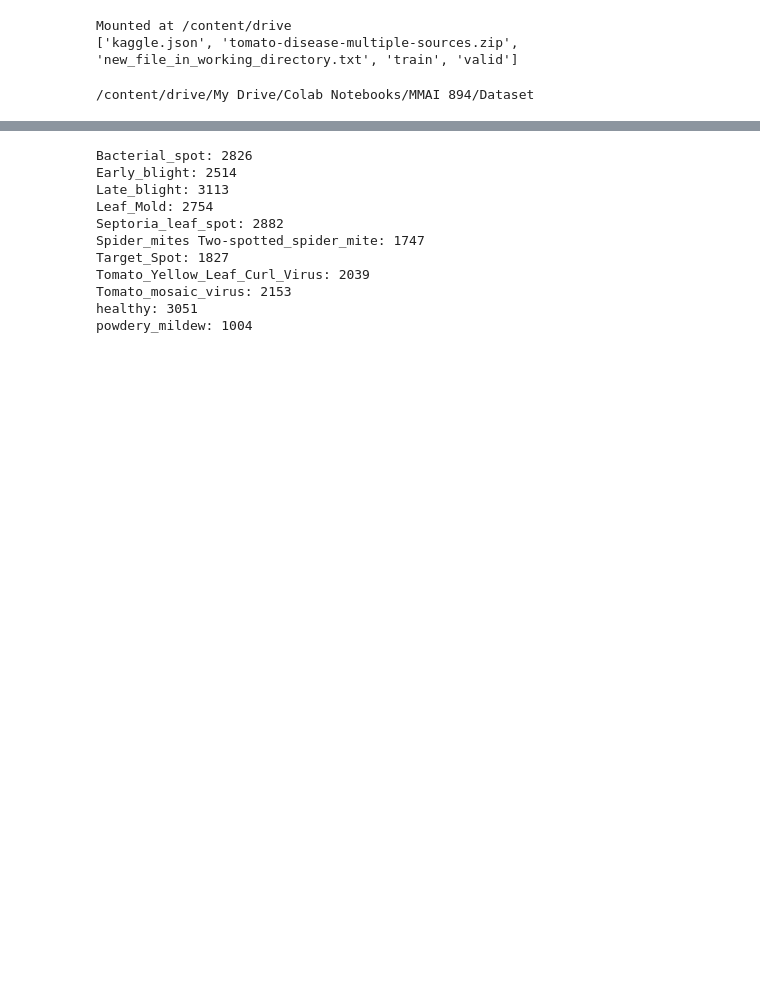
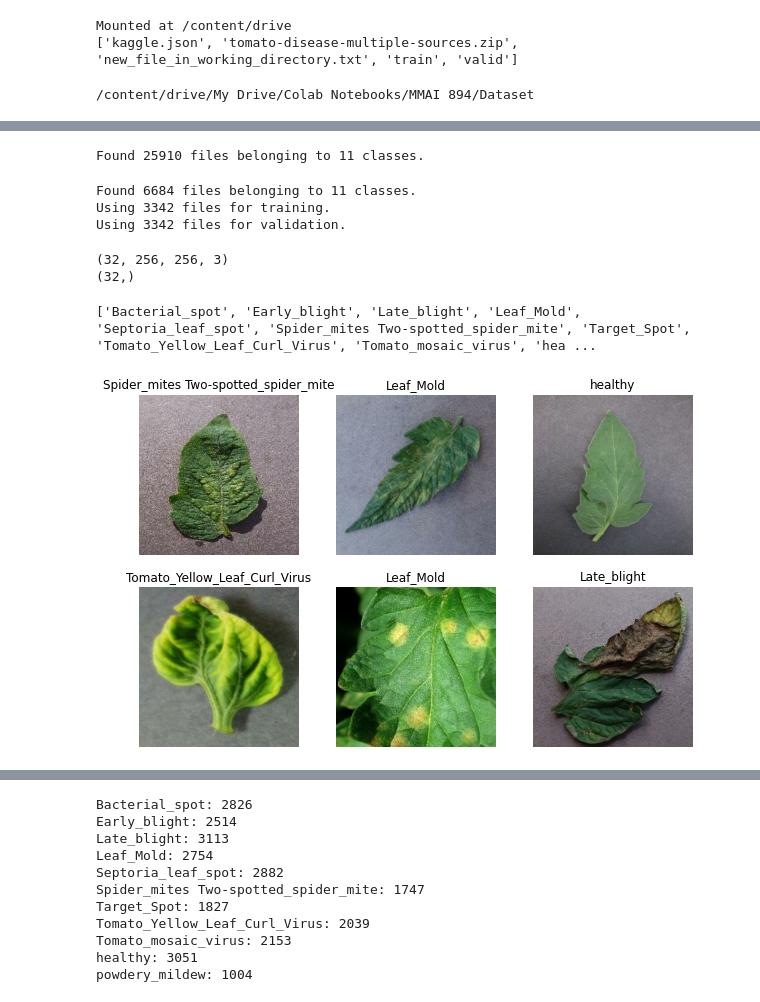
Before and after one commit to OoJackoO/MMAI894_Deep-Learning-Course-Project, a Jupyter notebook: MMAI894_Tomato_Disease_CLS_.ipynb, the cells around one changed output, grey strips where cells are left out. Saved outputs shown, nothing was run; the diff lists cells and outputs as text; code cells hidden in the pictures; blank space fills up the shorter version.

```diff
--- a/MMAI894_Tomato_Disease_CLS_.ipynb
+++ b/MMAI894_Tomato_Disease_CLS_.ipynb
@@ -91,0 +97,40 @@ val_dir = os.path.join(main_dir, 'valid')
+# %%
+train_ds = tf.keras.utils.image_dataset_from_directory(
+    train_dir,
+    labels='inferred',
+    label_mode='int',
+    class_names=os.listdir(train_dir),
+    color_mode='rgb',
+    batch_size=32,
+    image_size=(256, 256),
+    shuffle=True,
+    seed=24,
+    validation_split=None,
+    subset=None,
+    interpolation='bilinear',
+    follow_links=False,
+    crop_to_aspect_ratio=False,
+    )
+# %% [output]
+Found 25910 files belonging to 11 classes.
+# %%
+Original_val_ds = tf.keras.utils.image_dataset_from_directory(
+    val_dir,
+    labels='inferred',
+    label_mode='int',
+    class_names=None,
+    color_mode='rgb',
+    batch_size=32,
+    image_size=(256, 256),
+    shuffle=True,
+    seed=24,
+    validation_split=0.5,
+    subset='both',
+    interpolation='bilinear',
+    follow_links=False,
+    crop_to_aspect_ratio=False,
+    )
+# %% [output]
+Found 6684 files belonging to 11 classes.
+Using 3342 files for training.
+Using 3342 files for validation.
@@ -91,0 +140,25 @@ val_dir = os.path.join(main_dir, 'valid')
+# %%
+for image_batch, labels_batch in train_ds:
+  print(image_batch.shape)
+  print(labels_batch.shape)
+  break
+# %% [output]
+(32, 256, 256, 3)
+(32,)
+# %%
+class_names = train_ds.class_names
+print(class_names)
+# %% [output]
+['Bacterial_spot', 'Early_blight', 'Late_blight', 'Leaf_Mold', 'Septoria_leaf_spot', 'Spider_mites Two-spotted_spider_mite', 'Target_Spot', 'Tomato_Yellow_Leaf_Curl_Virus', 'Tomato_mosaic_virus', 'hea ...
+# %%
+import matplotlib.pyplot as plt
+
+plt.figure(figsize=(10, 10))
+for images, labels in train_ds.take(1):
+  for i in range(6):
+    ax = plt.subplot(3, 3, i + 1)
+    plt.imshow(images[i].numpy().astype("uint8"))
+    plt.title(class_names[labels[i]])
+    plt.axis("off")
+# %% [output]
+[figure, added]
```
Also changed, not shown: parts of 43 cells of this notebook.
